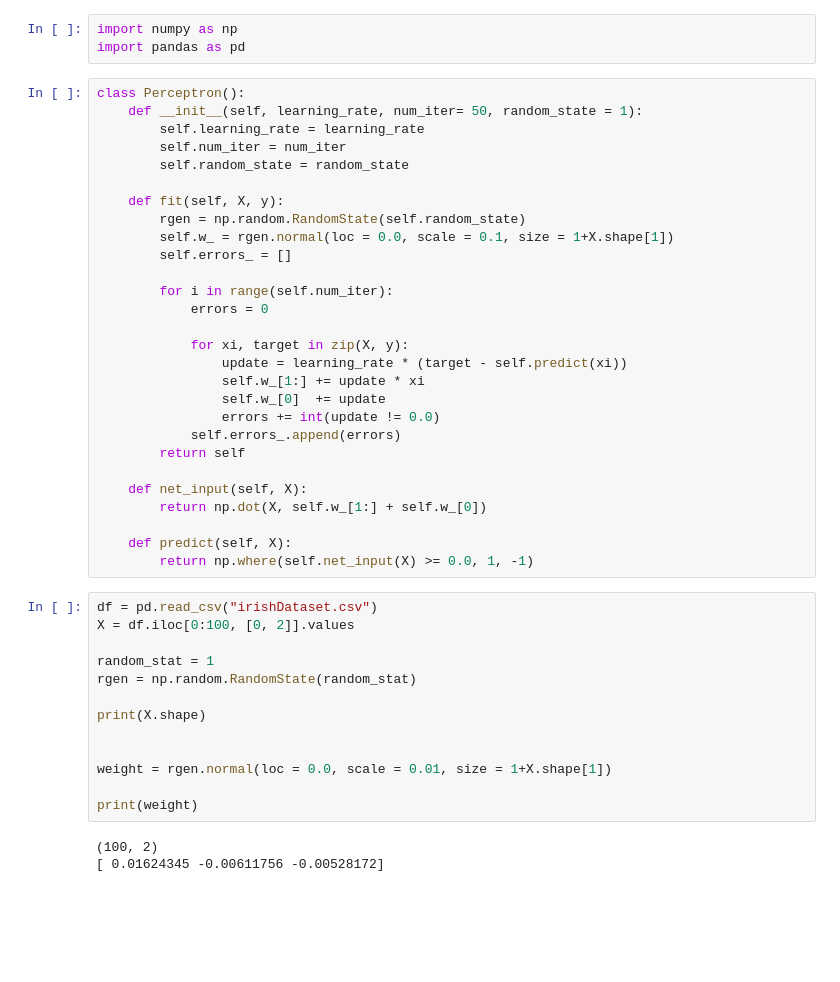
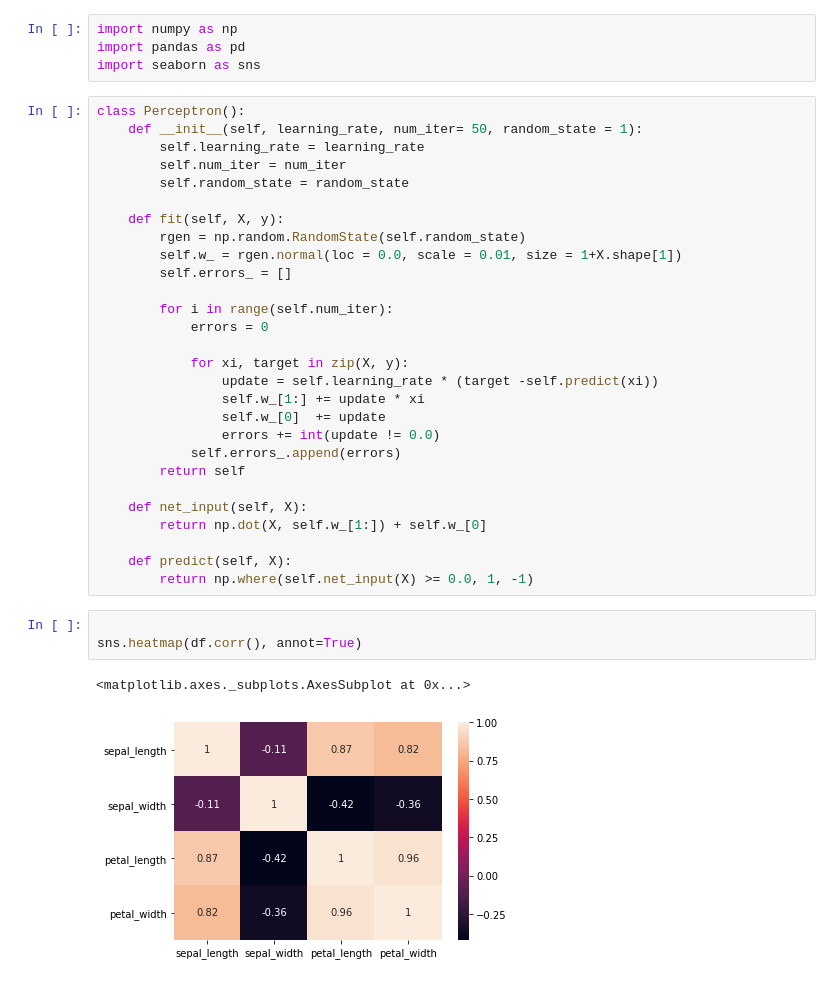
Before and after one commit to emrahsariboz/Machine-learning-portfolio, a Jupyter notebook: Week 3/Perceptron.ipynb, the cells around one changed output. Saved outputs shown, nothing was run; the diff lists cells and outputs as text; blank space fills up the shorter version.

```diff
--- a/Week 3/Perceptron.ipynb
+++ b/Week 3/Perceptron.ipynb
@@ -1,6 +1,7 @@
 # %%
 import numpy as np
 import pandas as pd
+import seaborn as sns
 # %%
 class Perceptron():
     def __init__(self, learning_rate, num_iter= 50, random_state = 1):
@@ -10,14 +11,14 @@ class Perceptron():
 
     def fit(self, X, y):
         rgen = np.random.RandomState(self.random_state)
-        self.w_ = rgen.normal(loc = 0.0, scale = 0.1, size = 1+X.shape[1])
+        self.w_ = rgen.normal(loc = 0.0, scale = 0.01, size = 1+X.shape[1])
         self.errors_ = []
 
         for i in range(self.num_iter):
             errors = 0
 
             for xi, target in zip(X, y):
-                update = learning_rate * (target - self.predict(xi))
+                update = self.learning_rate * (target -self.predict(xi))
                 self.w_[1:] += update * xi
                 self.w_[0]  += update
                 errors += int(update != 0.0)
@@ -25,23 +26,13 @@ class Perceptron():
         return self
 
     def net_input(self, X):
-        return np.dot(X, self.w_[1:] + self.w_[0])
+        return np.dot(X, self.w_[1:]) + self.w_[0]
 
     def predict(self, X):
         return np.where(self.net_input(X) >= 0.0, 1, -1)
-# %%
-df = pd.read_csv("irishDataset.csv")
-X = df.iloc[0:100, [0, 2]].values
-
-random_stat = 1
-rgen = np.random.RandomState(random_stat)
-
-print(X.shape)
-
-
-weight = rgen.normal(loc = 0.0, scale = 0.01, size = 1+X.shape[1])
-
-print(weight)
-# %% [output]
-(100, 2)
-[ 0.01624345 -0.00611756 -0.00528172]
+# %%
+
+sns.heatmap(df.corr(), annot=True)
+# %% [output]
+<matplotlib.axes._subplots.AxesSubplot at 0x...>
+[figure, added]
```
Also changed, not shown: parts of 2 cells of this notebook.
